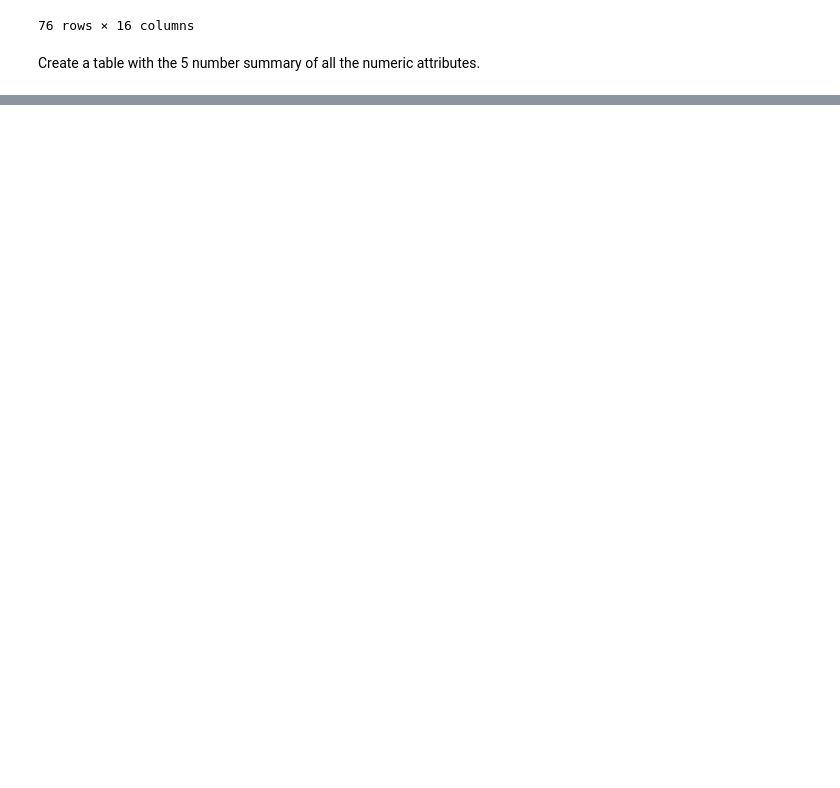
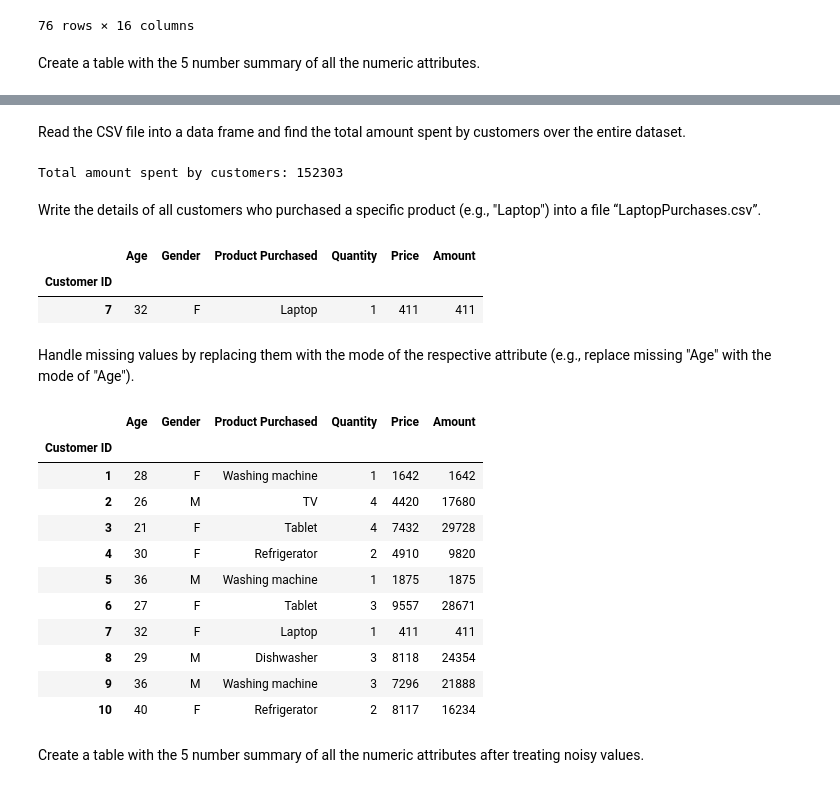
Before and after one commit to adarshinaganti/sem2, a Jupyter notebook: dav/Week5.ipynb, the cells around one changed output, grey strips where cells are left out. Drawn from its saved outputs; the diff is of its cells as text; code cells hidden in the pictures; blank space fills up the shorter version.

```diff
--- a/dav/Week5.ipynb
+++ b/dav/Week5.ipynb
@@ -98,0 +161,16 @@ Create a table with the 5 number summary of all the numeric attributes after tre
+# %%
+products = ['Smartphone', 'Laptop', 'Tablet', 'TV', 'Refrigerator', 'Washing machine', 'Dishwasher']
+
+data = {
+    'Customer ID': list(range(1, 11)),
+    'Age': np.random.randint(18, 50, size=10),
+    'Gender': np.random.choice(['M', 'F'], size=10),
+    'Product Purchased': np.random.choice(products, size=10),
+    'Quantity': np.random.randint(1, 5, size=10),
+    'Price': np.random.randint(100, 10000, size=10)
+}
+
+df = pd.DataFrame(data)
+df.set_index('Customer ID', inplace=True)
+df.to_csv('CustomerPurchases.csv')
+df
@@ -98,0 +190,16 @@ Create a table with the 5 number summary of all the numeric attributes after tre
+# %% [markdown]
+Read the CSV file into a data frame and find the total amount spent by customers over the entire dataset.
+# %%
+df['Amount'] = df['Quantity'] * df['Price']
+print(f"Total amount spent by customers: {df['Amount'].sum()}")
+# %% [output]
+Total amount spent by customers: 152303
+# %% [markdown]
+Write the details of all customers who purchased a specific product (e.g., "Laptop") into a file “LaptopPurchases.csv”.
+# %%
+df_laptop = df[df['Product Purchased'] == 'Laptop']
+df_laptop
+# %% [output]
+|  | Age | Gender | Product Purchased | Quantity | Price | Amount |
+| Customer ID |  |  |  |  |  |  |
+| 7 | 32 | F | Laptop | 1 | 411 | 411 |
@@ -98,0 +208,32 @@ Create a table with the 5 number summary of all the numeric attributes after tre
+# %% [markdown]
+Handle missing values by replacing them with the mode of the respective attribute (e.g., replace missing "Age" with the mode of "Age").
+# %%
+for column in df.columns:
+    mode = df[column].mode()
+    if not mode.empty:
+        mode_to_fill = mode[0]
+        df[column] = df[column].replace(to_replace=np.nan, value=mode_to_fill)
+    else:
+        if df[column].dtype == 'object':
+            df[column] = df[column].replace(to_replace=np.nan, value='NA')
+        elif pd.api.types.is_numeric_dtype(df[column]):
+            df[column] = df[column].replace(to_replace=np.nan, value=0)
+        else:
+            df[column] = df[column].replace(to_replace=np.nan, method='ffill')
+
+df
+# %% [output]
+|  | Age | Gender | Product Purchased | Quantity | Price | Amount |
+| Customer ID |  |  |  |  |  |  |
+| 1 | 28 | F | Washing machine | 1 | 1642 | 1642 |
+| 2 | 26 | M | TV | 4 | 4420 | 17680 |
+| 3 | 21 | F | Tablet | 4 | 7432 | 29728 |
+| 4 | 30 | F | Refrigerator | 2 | 4910 | 9820 |
+| 5 | 36 | M | Washing machine | 1 | 1875 | 1875 |
+| 6 | 27 | F | Tablet | 3 | 9557 | 28671 |
+| 7 | 32 | F | Laptop | 1 | 411 | 411 |
+| 8 | 29 | M | Dishwasher | 3 | 8118 | 24354 |
+| 9 | 36 | M | Washing machine | 3 | 7296 | 21888 |
+| 10 | 40 | F | Refrigerator | 2 | 8117 | 16234 |
+# %% [markdown]
+Create a table with the 5 number summary of all the numeric attributes after treating noisy values.
```
Also changed, not shown: parts of 45 cells of this notebook, 16 other files.
